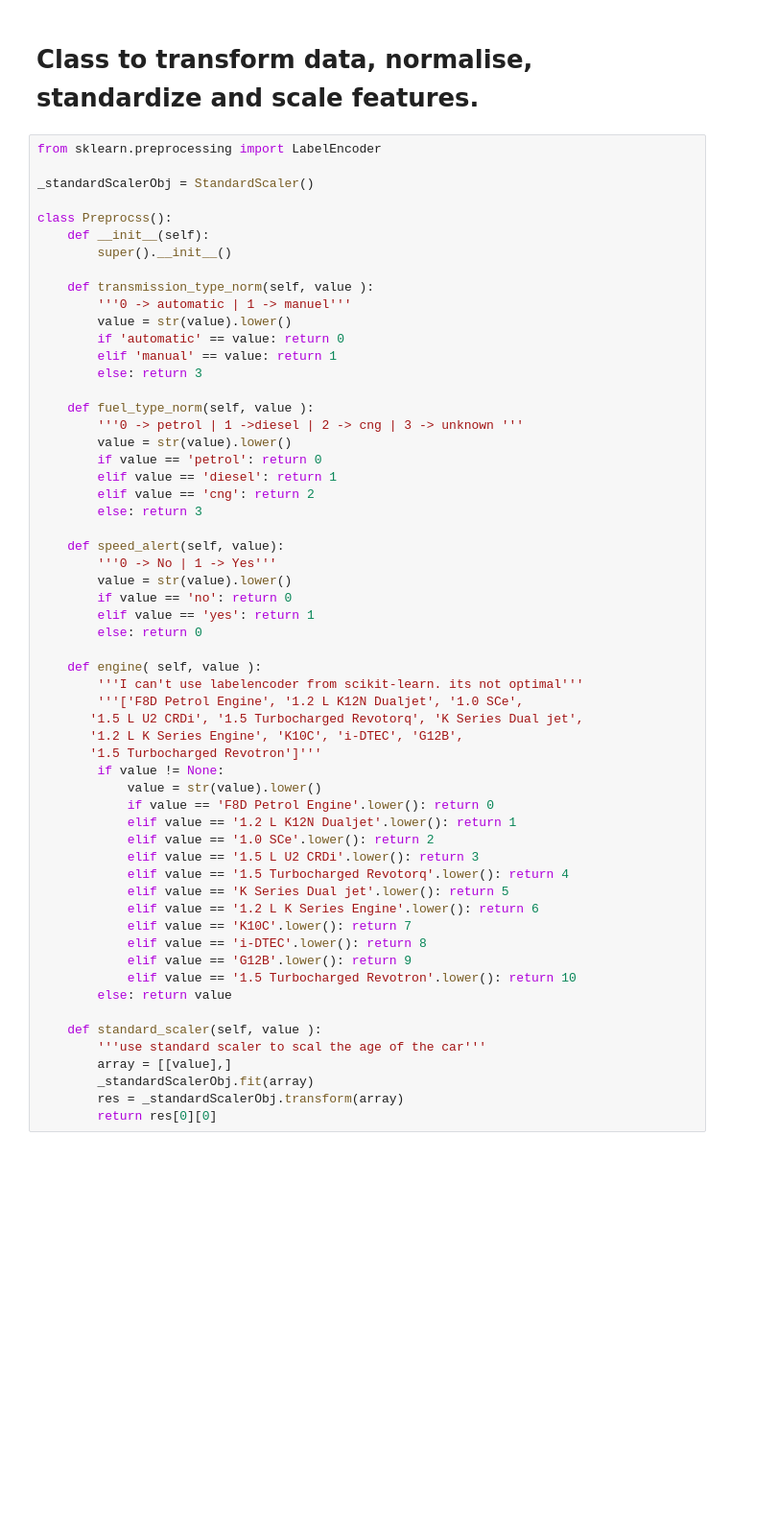
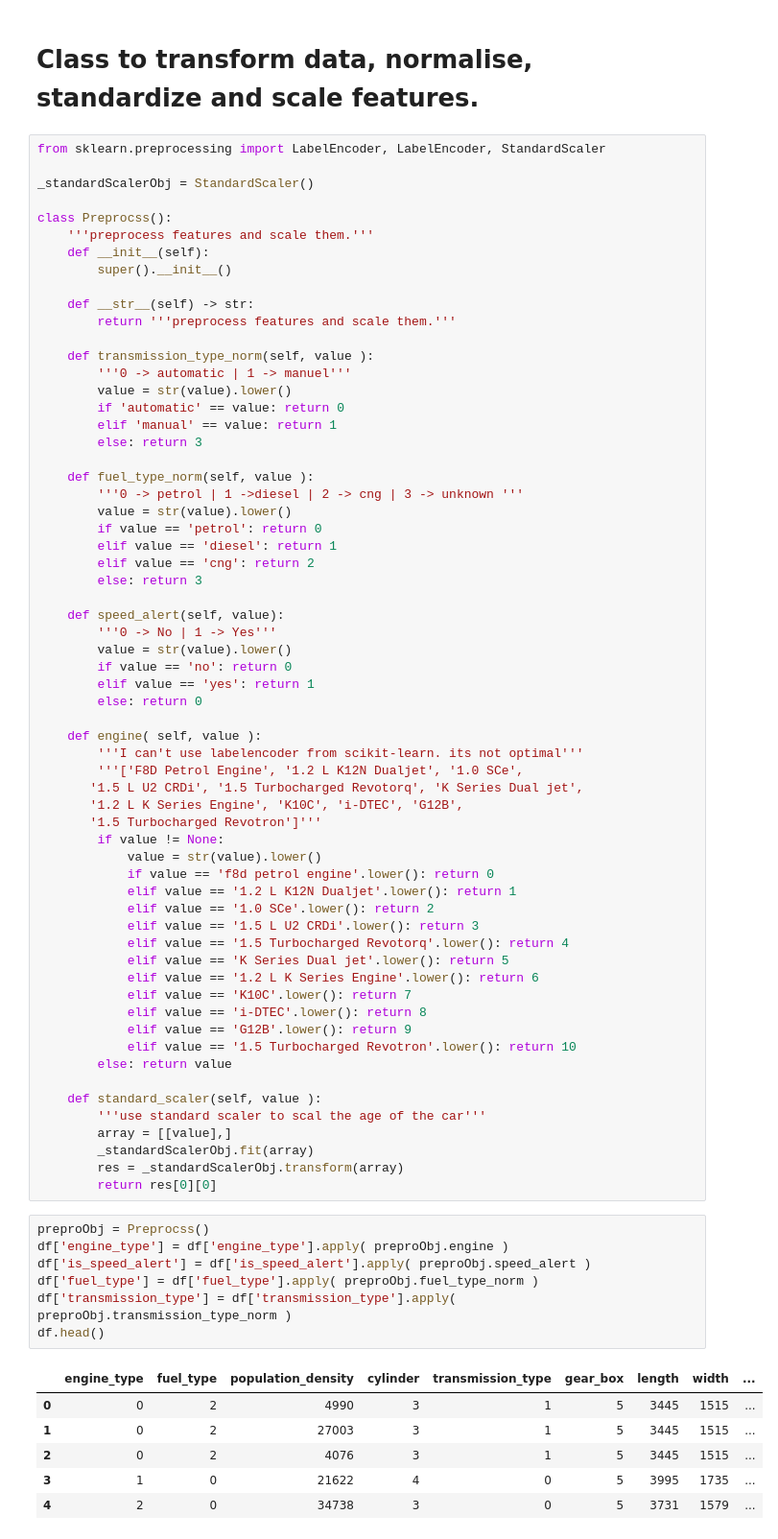
Before and after one commit to kibambe-0167/claim-car, a Jupyter notebook: preprocess.ipynb, the cells around one changed output. Shown at 96% size. Drawn from its saved outputs; the diff is of its cells as text; blank space fills up the shorter version.

```diff
--- a/preprocess.ipynb
+++ b/preprocess.ipynb
@@ -123,13 +122,17 @@ array([[5.70283016],
 # %% [markdown]
 # Class to transform data, normalise, standardize and scale features.
 # %%
-from sklearn.preprocessing import LabelEncoder
+from sklearn.preprocessing import LabelEncoder, LabelEncoder, StandardScaler
 
 _standardScalerObj = StandardScaler()
 
 class Preprocss():
+    '''preprocess features and scale them.'''
     def __init__(self):
         super().__init__()
+
+    def __str__(self) -> str:
+        return '''preprocess features and scale them.'''
 
     def transmission_type_norm(self, value ):
         '''0 -> automatic | 1 -> manuel'''
@@ -161,7 +164,7 @@ class Preprocss():
        '1.5 Turbocharged Revotron']'''
         if value != None:
             value = str(value).lower()
-            if value == 'F8D Petrol Engine'.lower(): return 0
+            if value == 'f8d petrol engine'.lower(): return 0
             elif value == '1.2 L K12N Dualjet'.lower(): return 1
             elif value == '1.0 SCe'.lower(): return 2
             elif value == '1.5 L U2 CRDi'.lower(): return 3
@@ -180,3 +183,17 @@ class Preprocss():
         _standardScalerObj.fit(array)
         res = _standardScalerObj.transform(array)
         return res[0][0]
+# %%
+preproObj = Preprocss()
+df['engine_type'] = df['engine_type'].apply( preproObj.engine )
+df['is_speed_alert'] = df['is_speed_alert'].apply( preproObj.speed_alert )
+df['fuel_type'] = df['fuel_type'].apply( preproObj.fuel_type_norm )
+df['transmission_type'] = df['transmission_type'].apply( preproObj.transmission_type_norm )
+df.head()
+# %% [output]
+|  | engine_type | fuel_type | population_density | cylinder | transmission_type | gear_box | length | width | ... |
+| 0 | 0 | 2 | 4990 | 3 | 1 | 5 | 3445 | 1515 | ... |
+| 1 | 0 | 2 | 27003 | 3 | 1 | 5 | 3445 | 1515 | ... |
+| 2 | 0 | 2 | 4076 | 3 | 1 | 5 | 3445 | 1515 | ... |
+| 3 | 1 | 0 | 21622 | 4 | 0 | 5 | 3995 | 1735 | ... |
+| 4 | 2 | 0 | 34738 | 3 | 0 | 5 | 3731 | 1579 | ... |
```
Also changed, not shown: parts of 12 cells of this notebook, 4 other files.
